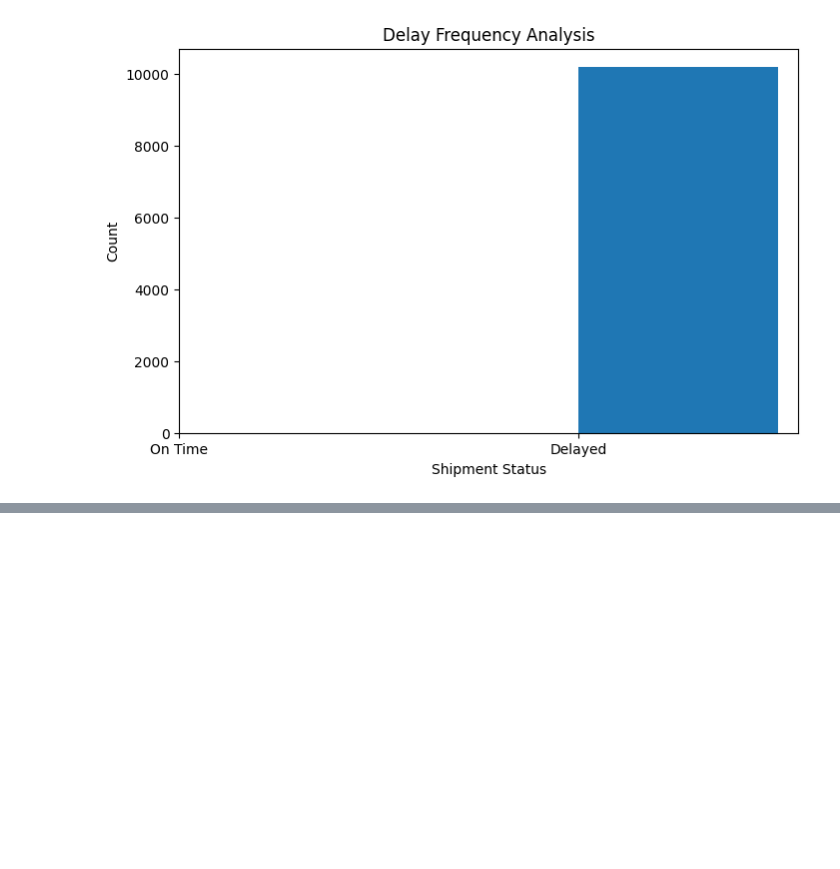
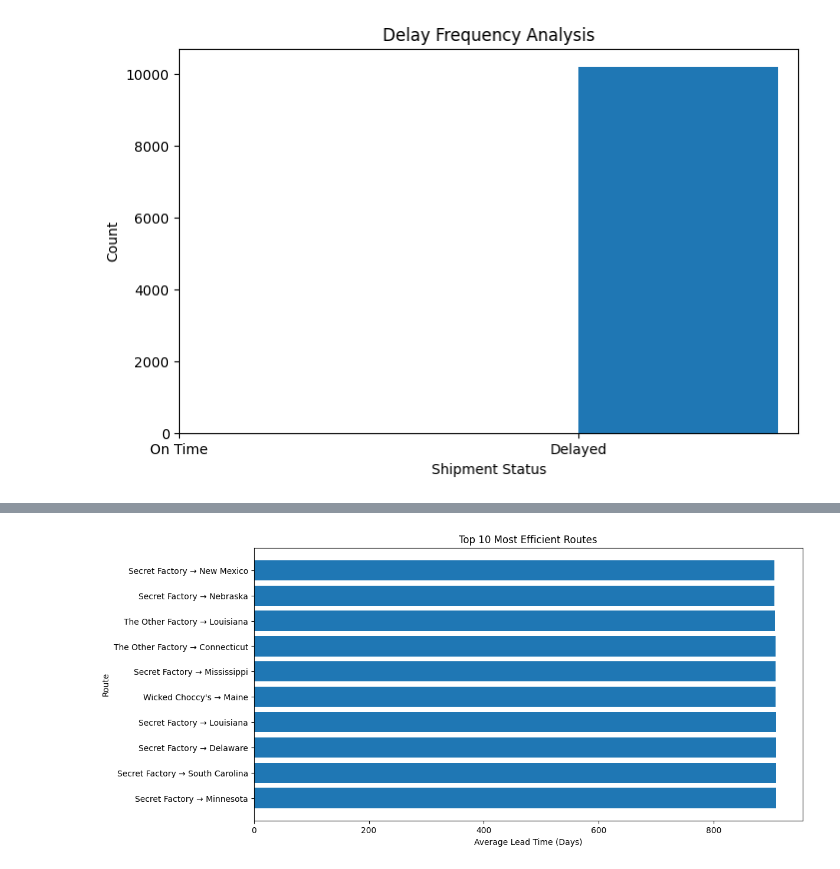
Before and after one commit to AymanKhan2244/Factory-to-CustomerShippingRouteEfficiencyAnalysis, a Jupyter notebook: notebooks/notebook.ipynb, the cells around one changed output, grey strips where cells are left out. Drawn from its saved outputs; the diff is of its cells as text; code cells hidden in the pictures; blank space fills up the shorter version.

```diff
--- a/notebooks/notebook.ipynb
+++ b/notebooks/notebook.ipynb
@@ -539,0 +673,6 @@ df.head(3)
+# %%
+route_ranking = kpi_table.sort_values(
+    by='Average_Lead_Time'
+)
+
+print(route_ranking.head())
@@ -539,0 +693,5 @@ df.head(3)
+# %%
+
+top_10_routes = route_ranking.head(10)
+
+print(top_10_routes)
@@ -539,0 +716,19 @@ df.head(3)
+# %%
+import matplotlib.pyplot as plt
+
+plt.figure(figsize=(12,6))
+
+plt.barh(
+    top_10_routes['Route'],
+    top_10_routes['Average_Lead_Time']
+)
+
+plt.xlabel("Average Lead Time (Days)")
+plt.ylabel("Route")
+plt.title("Top 10 Most Efficient Routes")
+
+plt.gca().invert_yaxis()
+
+plt.show()
+# %% [output]
+[figure, added]
```
Also changed, not shown: parts of 50 cells of this notebook, 12 other files.
